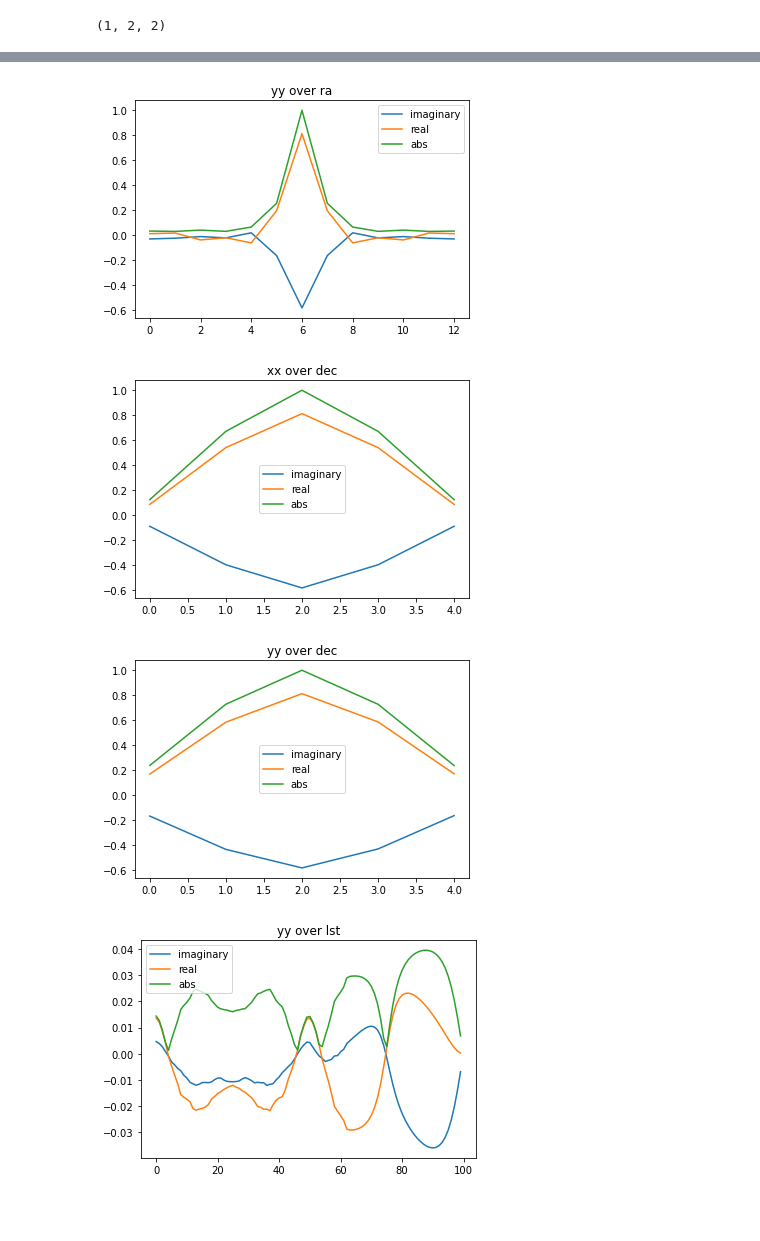
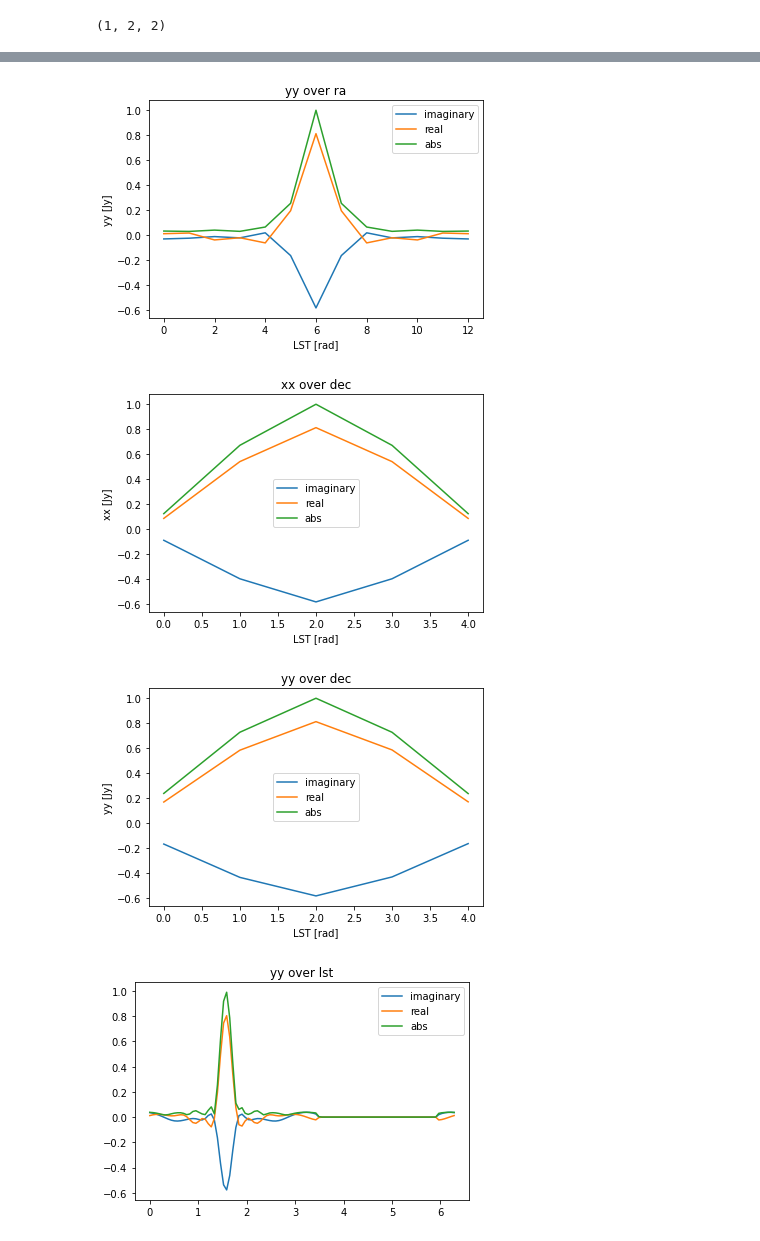
Before and after one commit to 3276908917/skyflux, a Jupyter notebook: notebooks/debugging/pure_J.ipynb, the cells around one changed output, grey strips where cells are left out. Saved outputs shown, nothing was run; the diff lists cells and outputs as text; code cells hidden in the pictures; blank space fills up the shorter version.

Commit message:
Plots are labeled and the LST tracker has been fixed

```diff
--- a/notebooks/debugging/pure_J.ipynb
+++ b/notebooks/debugging/pure_J.ipynb
@@ -138,9 +139,6 @@ while ra_decf <= 120:
     J_decf = sf.stokes.create_J(
         ra=np.radians(ra_decf), dec=dec_decf, lst=np.pi/3, radians=True
     )
-    #print("\nDeclination (degrees):", np.around(np.degrees(dec_decf), 2),
-    #    "\nRight acension (degrees):", np.around(ra_decf, 2),
-    #    "\nResultant J matrix:\n", J_decf, "\n")
     list_yy.append(J_decf[0][1][1])
     ra_decf += 10
 
@@ -152,11 +150,15 @@ ab = np.abs(list_yy)
 plt.plot(im, label="imaginary")
 plt.plot(re, label="real")
 plt.plot(ab, label="abs")
+
 plt.title("yy over ra")
 plt.legend()
+plt.xlabel("LST [rad]")
+plt.ylabel("yy [Jy]")
+
 plt.show()
 # %% [output]
-[figure, old version]
+[figure, new version]
 # %%
 ra_raf = np.radians(59.984791666666666)
 
@@ -179,11 +181,15 @@ ab = np.abs(list_xx)
 plt.plot(im, label="imaginary")
 plt.plot(re, label="real")
 plt.plot(ab, label="abs")
+
 plt.legend()
 plt.title("xx over dec")
+plt.xlabel("LST [rad]")
+plt.ylabel("xx [Jy]")
+
 plt.show()
 # %% [output]
-[figure, old version]
+[figure, new version]
 # %%
 dec_raf = -40.72
 
@@ -204,38 +210,42 @@ ab = np.abs(list_yy)
 plt.plot(im, label="imaginary")
 plt.plot(re, label="real")
 plt.plot(ab, label="abs")
+
 plt.legend()
 plt.title("yy over dec")
+plt.xlabel("LST [rad]")
+plt.ylabel("yy [Jy]")
+
 plt.show()
 # %% [output]
-[figure, old version]
+[figure, new version]
 # %%
 # Fixed equatorial coordinates, to examine time dependence of topocentric coordinates
 fra = np.pi / 2 # arbitrary choice that I am hoping is close to one of the actual sources
 fdec = np.radians(sf.rot.hera_lat)
 list_lst = np.linspace(0, 2 * np.pi, 100)
 
 list_yy = []
 
 for lst in list_lst:
-    az, alt = sf.rot.eq_to_topo(fra, fdec, lst=lst)
+    az, alt = sf.rot.eq_to_topo(fra, fdec, lst=lst, radians=True)
     J_ff = sf.stokes.create_J(az=az, alt=alt, lst=lst, radians=True)
     list_yy.append(J_ff[0][1][1])
 
 list_yy = np.array(list_yy)
 
 im = np.imag(list_yy)
 re = np.real(list_yy)
 ab = np.abs(list_yy)
 
-plt.plot(im, label="imaginary")
-plt.plot(re, label="real")
-plt.plot(ab, label="abs")
+plt.plot(list_lst, im, label="imaginary")
+plt.plot(list_lst, re, label="real")
+plt.plot(list_lst, ab, label="abs")
 plt.legend()
 plt.title("yy over lst")
 plt.show()
 # %% [output]
-[figure, old version]
+[figure, new version]
 # %%
 # Fixed equatorial coordinates, to examine time dependence of topocentric coordinates
 fra = np.pi / 2 # arbitrary choice that I am hoping is close to one of the actual sources
```
Also changed, not shown: parts of 2 cells of this notebook.
